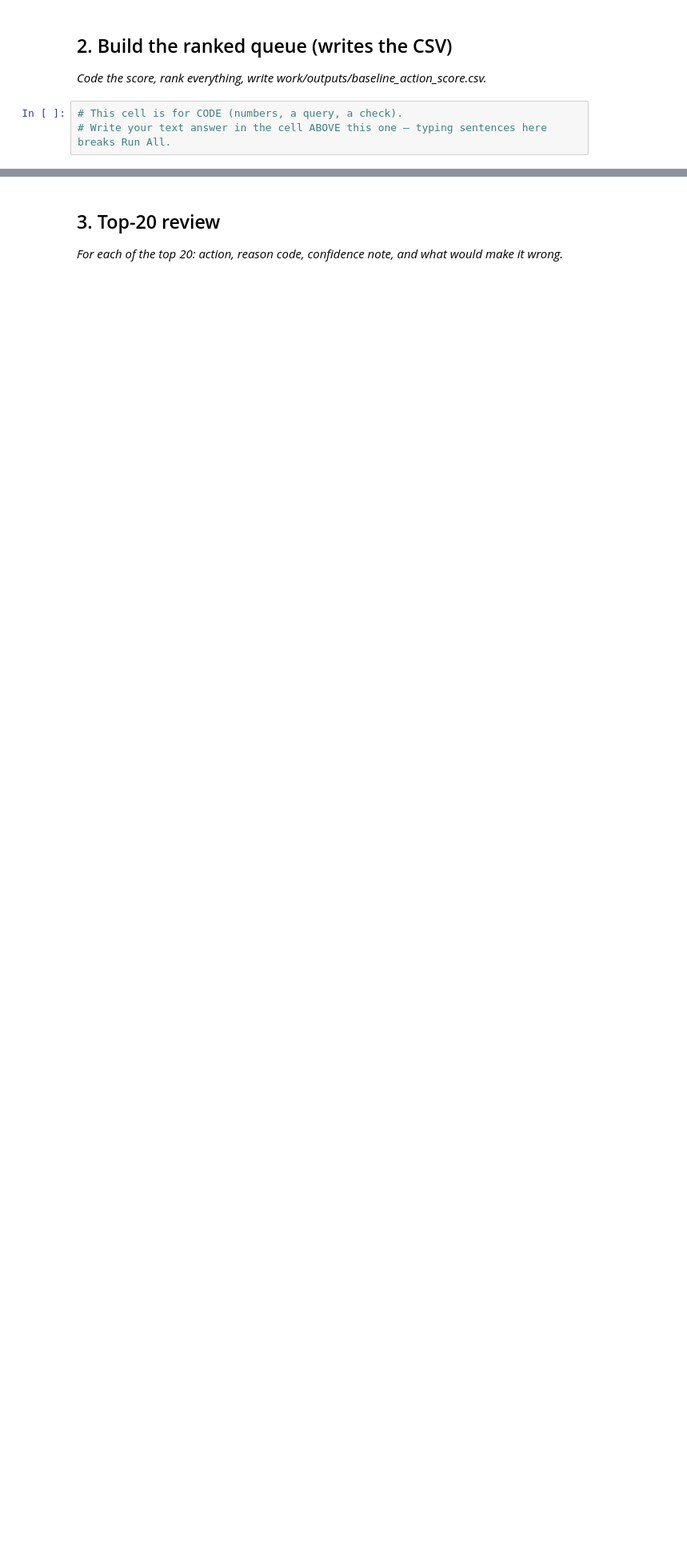
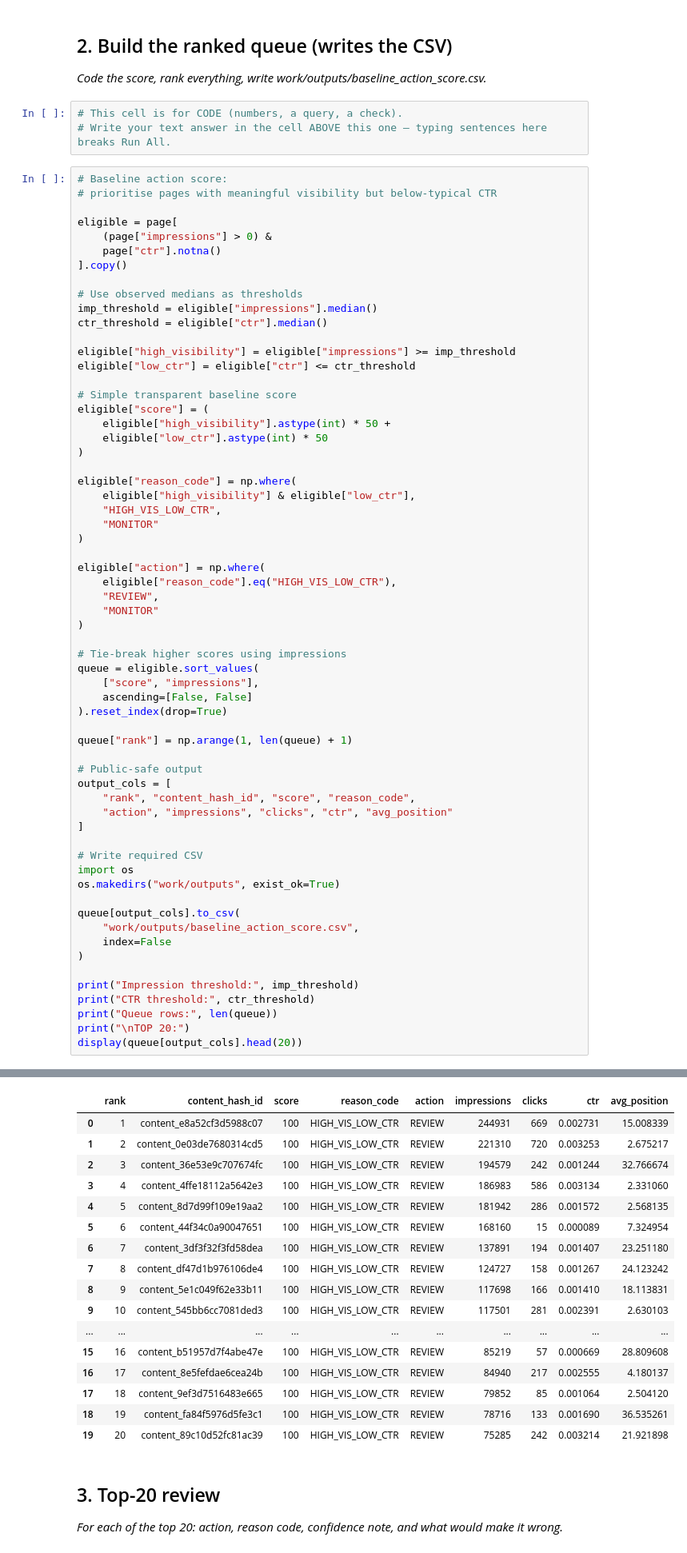
Before and after one commit to krishamerja1903/flyrank-ml-internship, a Jupyter notebook: work/notebooks/w04_baseline_score.ipynb, the cells around one changed output, grey strips where cells are left out. Shown at 80% size. Cells and saved outputs as stored; diff of their text form; blank space fills up the shorter version.

```diff
--- a/work/notebooks/w04_baseline_score.ipynb
+++ b/work/notebooks/w04_baseline_score.ipynb
@@ -20,3 +148,66 @@ This skeleton is yours to fill. Work the sections **in order** — each one has
 # %%
 # This cell is for CODE (numbers, a query, a check).
 # Write your text answer in the cell ABOVE this one — typing sentences here breaks Run All.
+# %%
+# Baseline action score:
+# prioritise pages with meaningful visibility but below-typical CTR
+
+eligible = page[
+    (page["impressions"] > 0) &
+    page["ctr"].notna()
+].copy()
+
+# Use observed medians as thresholds
+imp_threshold = eligible["impressions"].median()
+ctr_threshold = eligible["ctr"].median()
+
+eligible["high_visibility"] = eligible["impressions"] >= imp_threshold
+eligible["low_ctr"] = eligible["ctr"] <= ctr_threshold
+
+# Simple transparent baseline score
+eligible["score"] = (
+    eligible["high_visibility"].astype(int) * 50 +
+    eligible["low_ctr"].astype(int) * 50
+)
+
+eligible["reason_code"] = np.where(
+    eligible["high_visibility"] & eligible["low_ctr"],
+    "HIGH_VIS_LOW_CTR",
+    "MONITOR"
+)
+
+eligible["action"] = np.where(
+    eligible["reason_code"].eq("HIGH_VIS_LOW_CTR"),
+    "REVIEW",
+    "MONITOR"
+)
+
+# Tie-break higher scores using impressions
+queue = eligible.sort_values(
+    ["score", "impressions"],
+    ascending=[False, False]
+).reset_index(drop=True)
+
+queue["rank"] = np.arange(1, len(queue) + 1)
+
+# Public-safe output
+output_cols = [
+    "rank", "content_hash_id", "score", "reason_code",
+    "action", "impressions", "clicks", "ctr", "avg_position"
+]
+
+# Write required CSV
+import os
+os.makedirs("work/outputs", exist_ok=True)
+
+queue[output_cols].to_csv(
+    "work/outputs/baseline_action_score.csv",
+    index=False
+)
+
+print("Impression threshold:", imp_threshold)
+print("CTR threshold:", ctr_threshold)
+print("Queue rows:", len(queue))
+print("\nTOP 20:")
+display(queue[output_cols].head(20))
+# %% [output]
@@ -23,3 +219,20 @@ This skeleton is yours to fill. Work the sections **in order** — each one has
+|  | rank | content_hash_id | score | reason_code | action | impressions | clicks | ctr | avg_position |
+| 0 | 1 | content_e8a52cf3d5988c07 | 100 | HIGH_VIS_LOW_CTR | REVIEW | 244931 | 669 | 0.002731 | 15.008339 |
+| 1 | 2 | content_0e03de7680314cd5 | 100 | HIGH_VIS_LOW_CTR | REVIEW | 221310 | 720 | 0.003253 | 2.675217 |
+| 2 | 3 | content_36e53e9c707674fc | 100 | HIGH_VIS_LOW_CTR | REVIEW | 194579 | 242 | 0.001244 | 32.766674 |
+| 3 | 4 | content_4ffe18112a5642e3 | 100 | HIGH_VIS_LOW_CTR | REVIEW | 186983 | 586 | 0.003134 | 2.331060 |
+| 4 | 5 | content_8d7d99f109e19aa2 | 100 | HIGH_VIS_LOW_CTR | REVIEW | 181942 | 286 | 0.001572 | 2.568135 |
+| 5 | 6 | content_44f34c0a90047651 | 100 | HIGH_VIS_LOW_CTR | REVIEW | 168160 | 15 | 0.000089 | 7.324954 |
+| 6 | 7 | content_3df3f32f3fd58dea | 100 | HIGH_VIS_LOW_CTR | REVIEW | 137891 | 194 | 0.001407 | 23.251180 |
+| 7 | 8 | content_df47d1b976106de4 | 100 | HIGH_VIS_LOW_CTR | REVIEW | 124727 | 158 | 0.001267 | 24.123242 |
+| 8 | 9 | content_5e1c049f62e33b11 | 100 | HIGH_VIS_LOW_CTR | REVIEW | 117698 | 166 | 0.001410 | 18.113831 |
+| 9 | 10 | content_545bb6cc7081ded3 | 100 | HIGH_VIS_LOW_CTR | REVIEW | 117501 | 281 | 0.002391 | 2.630103 |
+| ... | ... | ... | ... | ... | ... | ... | ... | ... | ... |
+| 15 | 16 | content_b51957d7f4abe47e | 100 | HIGH_VIS_LOW_CTR | REVIEW | 85219 | 57 | 0.000669 | 28.809608 |
+| 16 | 17 | content_8e5fefdae6cea24b | 100 | HIGH_VIS_LOW_CTR | REVIEW | 84940 | 217 | 0.002555 | 4.180137 |
+| 17 | 18 | content_9ef3d7516483e665 | 100 | HIGH_VIS_LOW_CTR | REVIEW | 79852 | 85 | 0.001064 | 2.504120 |
+| 18 | 19 | content_fa84f5976d5fe3c1 | 100 | HIGH_VIS_LOW_CTR | REVIEW | 78716 | 133 | 0.001690 | 36.535261 |
+| 19 | 20 | content_89c10d52fc81ac39 | 100 | HIGH_VIS_LOW_CTR | REVIEW | 75285 | 242 | 0.003214 | 21.921898 |
 # %% [markdown]
 ## 3. Top-20 review
 
```
Also changed, not shown: parts of 8 cells of this notebook.
